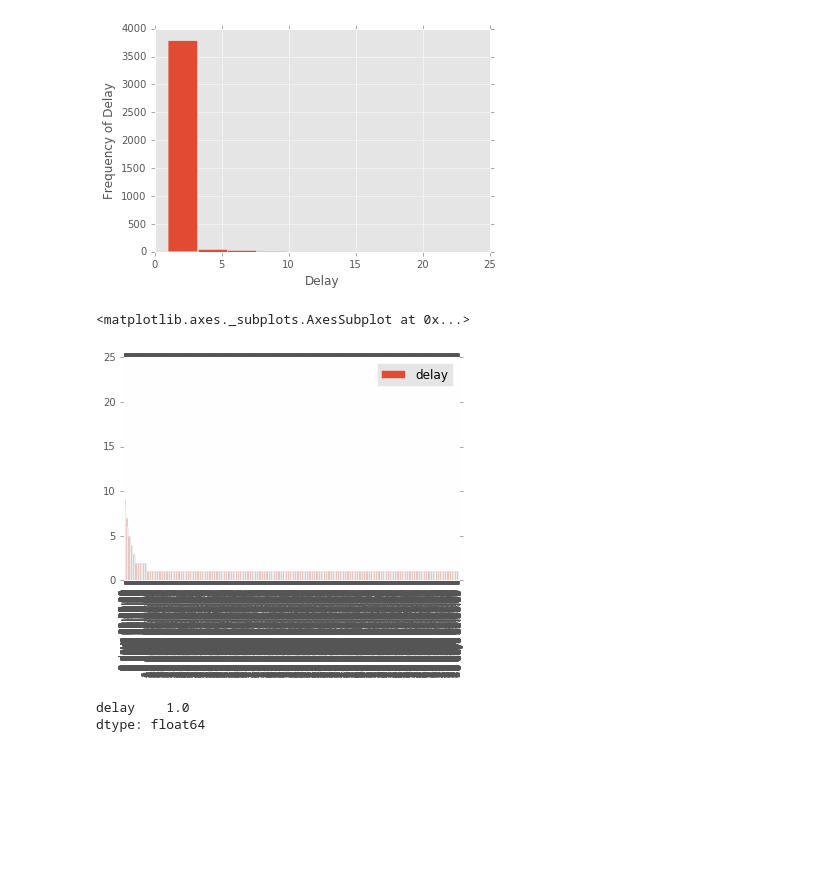
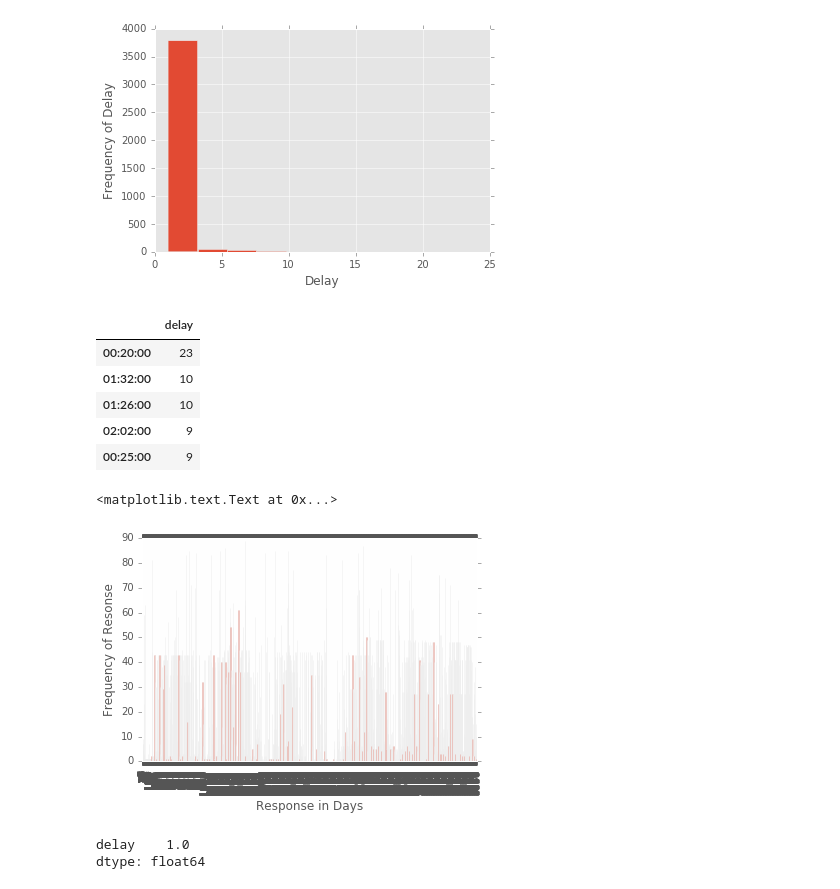
Before and after one commit to ledeprogram/algorithms, a Jupyter notebook: class4/homework/pc_radhika_4_1.ipynb, the cells around one changed output. Cells and saved outputs as stored; diff of their text form; code cells hidden in the pictures; blank space fills up the shorter version.

Commit message:
made graphical changes, fixed code

```diff
--- a/class4/homework/pc_radhika_4_1.ipynb
+++ b/class4/homework/pc_radhika_4_1.ipynb
@@ -107,2 +109,3 @@ memory usage: 320.0+ KB
 # %%
-df['Created Date'] = pd.to_datetime(df['created_date'], format='%m%d%y %H:%M:%S')
+sel_df['ClosedDate'] = pd.to_datetime(sel_df['closed_date'], format='%m/%d/%y %H:%M:%S')
+sel_df.info()
@@ -133,4 +138,4 @@ datetime.datetime(2016, 2, 1, 0, 15)
 # %%
 #no need to do this step as created date and closed date are already in datetime format
-#sel_df['CreatedDate'] = pd.to_datetime(sel_df['created_date'], format='%m/%d/%y %H:%M:%S')
-#sel_df.info()
+sel_df['CreatedDate'] = pd.to_datetime(sel_df['created_date'], format='%m/%d/%y %H:%M:%S')
+sel_df.info()
@@ -140,7 +170,7 @@ datetime.datetime(2016, 2, 1, 0, 15)
 
 #df['Created Date'] = df['created_date'].apply(parse_date)
 # %%
-sel_df['delay'] = sel_df['closed_date'] - sel_df['created_date']
+sel_df['delay'] = sel_df['ClosedDate'] - sel_df['CreatedDate']
 sel_df['delay'].head(3)
 # %% [output]
 A value is trying to be set on a copy of a slice from a DataFrame.
@@ -270,11 +320,22 @@ plt.ylabel('Frequency of Delay')
 [figure]
 # %%
 delay_plot = pd.DataFrame(delay_delta['delay'].value_counts())
+delay_plot.head()
+# %% [output]
+|  | delay |
+| 00:20:00 | 23 |
+| 01:32:00 | 10 |
+| 01:26:00 | 10 |
+| 02:02:00 | 9 |
+| 00:25:00 | 9 |
 # %%
-delay_plot.plot(kind='bar',x=delay_plot.index, y ='delay')
+
+delay_delta['delay'].astype('timedelta64[D]').plot(kind='bar',x=delay_plot.index, y ='delay')
+plt.xlabel('Response in Days')
+plt.ylabel('Frequency of Resonse')
 # %% [output]
-<matplotlib.axes._subplots.AxesSubplot at 0x...>
+<matplotlib.text.Text at 0x...>
-[figure, old version]
+[figure, new version]
 # %%
 delay_plot.quantile(q=0.25)
 # %% [output]
```
Also changed, not shown: parts of 17 cells of this notebook.
